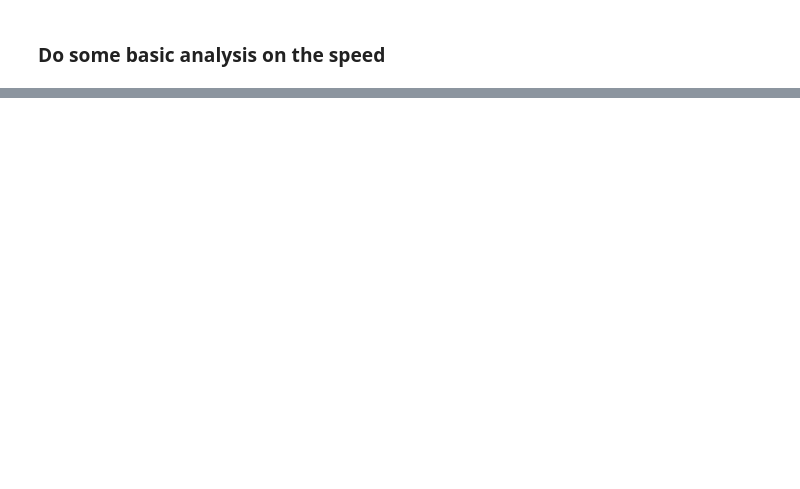
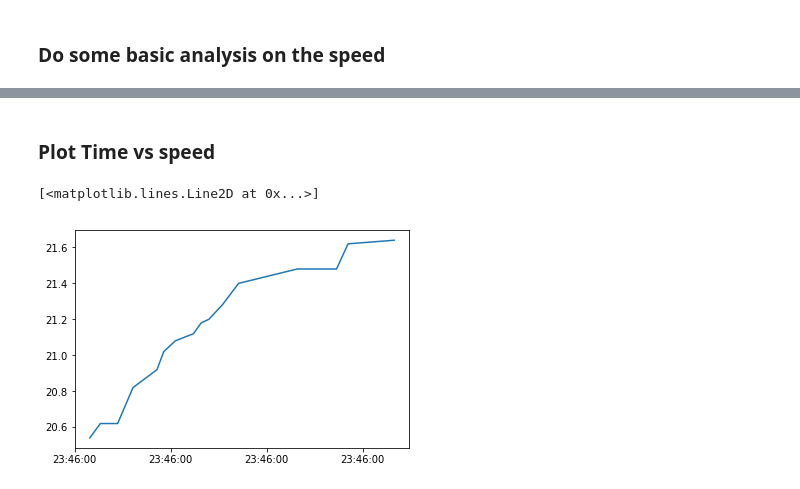
Before and after one commit to usdot-its-jpo-data-portal/sandbox, a Jupyter notebook: notebooks/Introduction to WY CV data through ITS JPO Sandbox.ipynb, the cells around one changed output, grey strips where cells are left out. Cells and saved outputs as stored; diff of their text form; code cells hidden in the pictures; blank space fills up the shorter version.

```diff
--- a/notebooks/Introduction to WY CV data through ITS JPO Sandbox.ipynb
+++ b/notebooks/Introduction to WY CV data through ITS JPO Sandbox.ipynb
@@ -167,0 +178,4 @@ Name: coreData.speed, dtype: float64
+# %%
+result['metadata.generatedAt']= result['metadata.generatedAt'].str[:-5]
+result['metadata.generatedAt'] = pd.to_datetime(result['metadata.generatedAt'])
+result['metadata.generatedAt']
@@ -167,0 +201,10 @@ Name: coreData.speed, dtype: float64
+# %% [markdown]
+### Plot Time vs speed
+# %%
+import matplotlib.pyplot as plt
+%matplotlib inline
+
+plt.plot(result['metadata.generatedAt'], result['payload.data.coreData.speed'])
+# %% [output]
+[<matplotlib.lines.Line2D at 0x...>]
+[figure, added]
```
Also changed, not shown: parts of 11 cells of this notebook.
